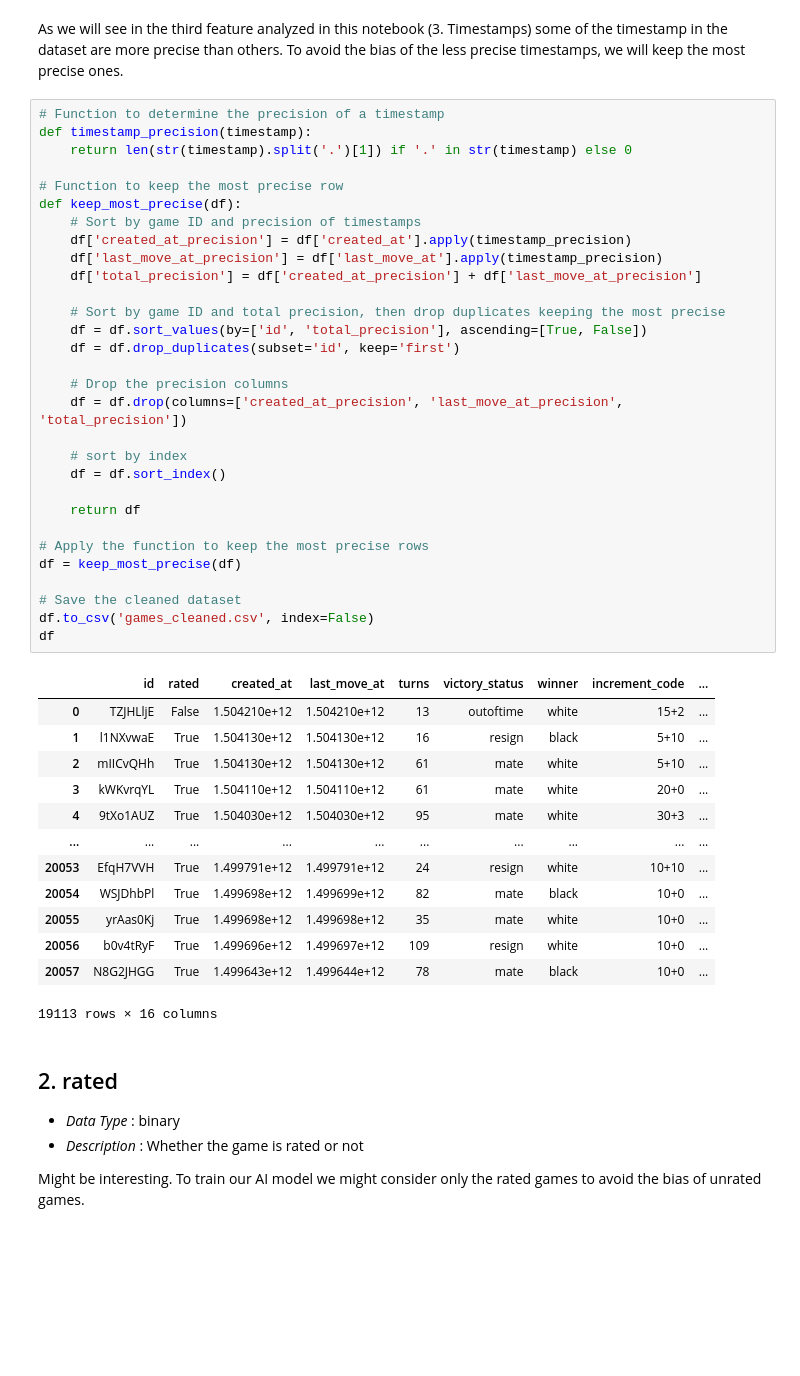
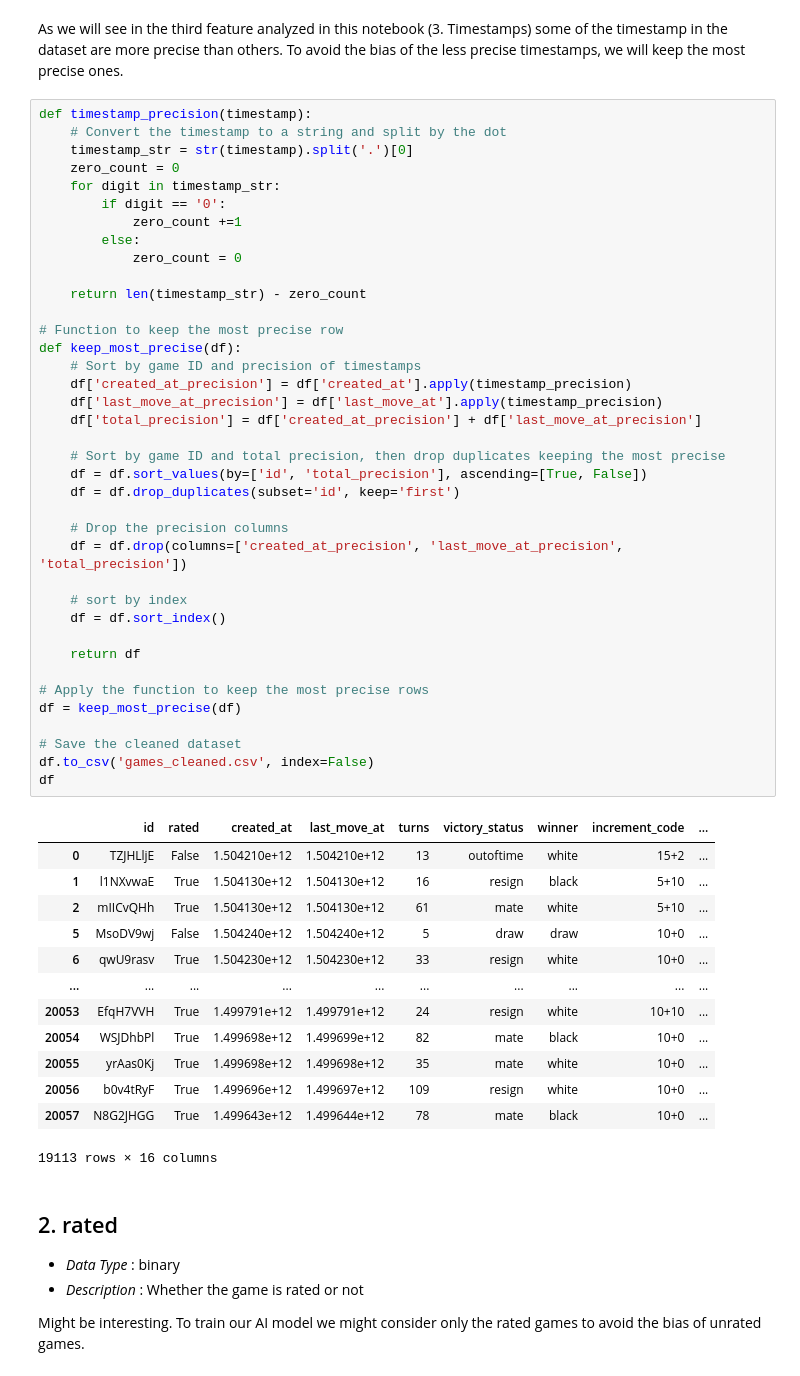
Before and after one commit to robinmoon2/AI_Application_HY, a Jupyter notebook: Data_chess/DataAnalysisTH.ipynb, the cells around one changed output. Drawn from its saved outputs; the diff is of its cells as text; blank space fills up the shorter version.

```diff
--- a/Data_chess/DataAnalysisTH.ipynb
+++ b/Data_chess/DataAnalysisTH.ipynb
@@ -160,42 +165,50 @@ Number of duplicated rows :  429
 # %% [markdown]
 As we will see in the third feature analyzed in this notebook (3. Timestamps) some of the timestamp in the dataset are more precise than others. To avoid the bias of the less precise timestamps, we will keep the most precise ones.
 # %%
-# Function to determine the precision of a timestamp
 def timestamp_precision(timestamp):
-    return len(str(timestamp).split('.')[1]) if '.' in str(timestamp) else 0
+    # Convert the timestamp to a string and split by the dot
+    timestamp_str = str(timestamp).split('.')[0]
+    zero_count = 0
+    for digit in timestamp_str:
+        if digit == '0':
+            zero_count +=1
+        else:
+            zero_count = 0
+
+    return len(timestamp_str) - zero_count
 
 # Function to keep the most precise row
 def keep_most_precise(df):
     # Sort by game ID and precision of timestamps
     df['created_at_precision'] = df['created_at'].apply(timestamp_precision)
     df['last_move_at_precision'] = df['last_move_at'].apply(timestamp_precision)
     df['total_precision'] = df['created_at_precision'] + df['last_move_at_precision']
 
     # Sort by game ID and total precision, then drop duplicates keeping the most precise
     df = df.sort_values(by=['id', 'total_precision'], ascending=[True, False])
     df = df.drop_duplicates(subset='id', keep='first')
 
     # Drop the precision columns
     df = df.drop(columns=['created_at_precision', 'last_move_at_precision', 'total_precision'])
 
     # sort by index
     df = df.sort_index()
 
     return df
 
 # Apply the function to keep the most precise rows
 df = keep_most_precise(df)
 
 # Save the cleaned dataset
 df.to_csv('games_cleaned.csv', index=False)
 df
 # %% [output]
 |  | id | rated | created_at | last_move_at | turns | victory_status | winner | increment_code | ... |
 | 0 | TZJHLljE | False | 1.504210e+12 | 1.504210e+12 | 13 | outoftime | white | 15+2 | ... |
 | 1 | l1NXvwaE | True | 1.504130e+12 | 1.504130e+12 | 16 | resign | black | 5+10 | ... |
 | 2 | mIICvQHh | True | 1.504130e+12 | 1.504130e+12 | 61 | mate | white | 5+10 | ... |
-| 3 | kWKvrqYL | True | 1.504110e+12 | 1.504110e+12 | 61 | mate | white | 20+0 | ... |
-| 4 | 9tXo1AUZ | True | 1.504030e+12 | 1.504030e+12 | 95 | mate | white | 30+3 | ... |
+| 5 | MsoDV9wj | False | 1.504240e+12 | 1.504240e+12 | 5 | draw | draw | 10+0 | ... |
+| 6 | qwU9rasv | True | 1.504230e+12 | 1.504230e+12 | 33 | resign | white | 10+0 | ... |
 | ... | ... | ... | ... | ... | ... | ... | ... | ... | ... |
 | 20053 | EfqH7VVH | True | 1.499791e+12 | 1.499791e+12 | 24 | resign | white | 10+10 | ... |
 | 20054 | WSJDhbPl | True | 1.499698e+12 | 1.499699e+12 | 82 | mate | black | 10+0 | ... |
```
Also changed, not shown: parts of 29 cells of this notebook, 1 other file.
